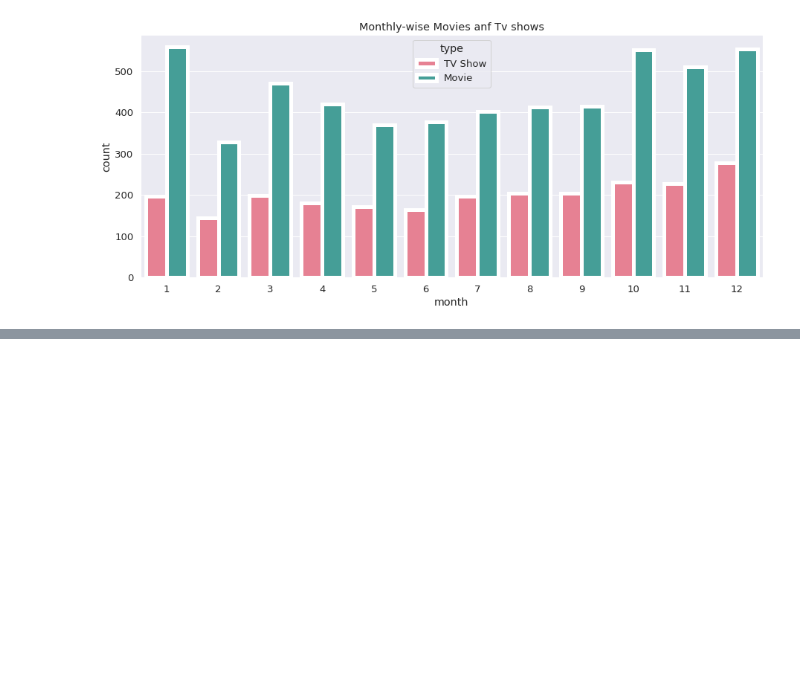
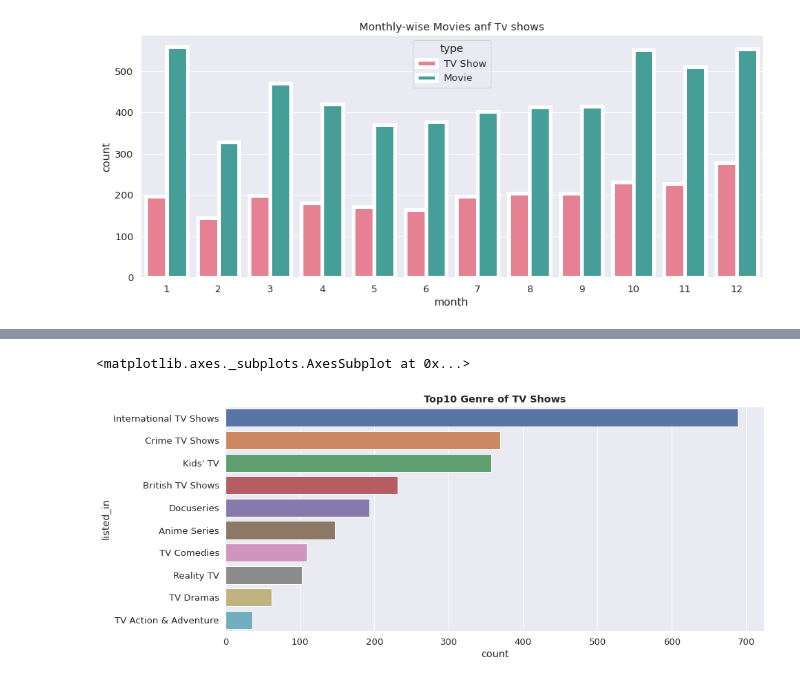
Before and after one commit to Dany511/Netflix_Movies_and_TvShows_Clustering, a Jupyter notebook: Capstone_4.ipynb, the cells around one changed output, grey strips where cells are left out. Saved outputs shown, nothing was run; the diff lists cells and outputs as text; code cells hidden in the pictures; blank space fills up the shorter version.

```diff
--- a/Capstone_4.ipynb
+++ b/Capstone_4.ipynb
@@ -407,0 +416,8 @@ plt.show()
+# %%
+#Analysing top10 genres of TVSHOWS
+plt.figure(figsize=(14,6))
+plt.title('Top10 Genre of TV Shows',fontweight="bold")
+sns.countplot(y=tv_shows['listed_in'],data=tv_shows,order=tv_shows['listed_in'].value_counts().index[0:10])
+# %% [output]
+<matplotlib.axes._subplots.AxesSubplot at 0x...>
+[figure, added]
```
Also changed, not shown: parts of 27 cells of this notebook.
